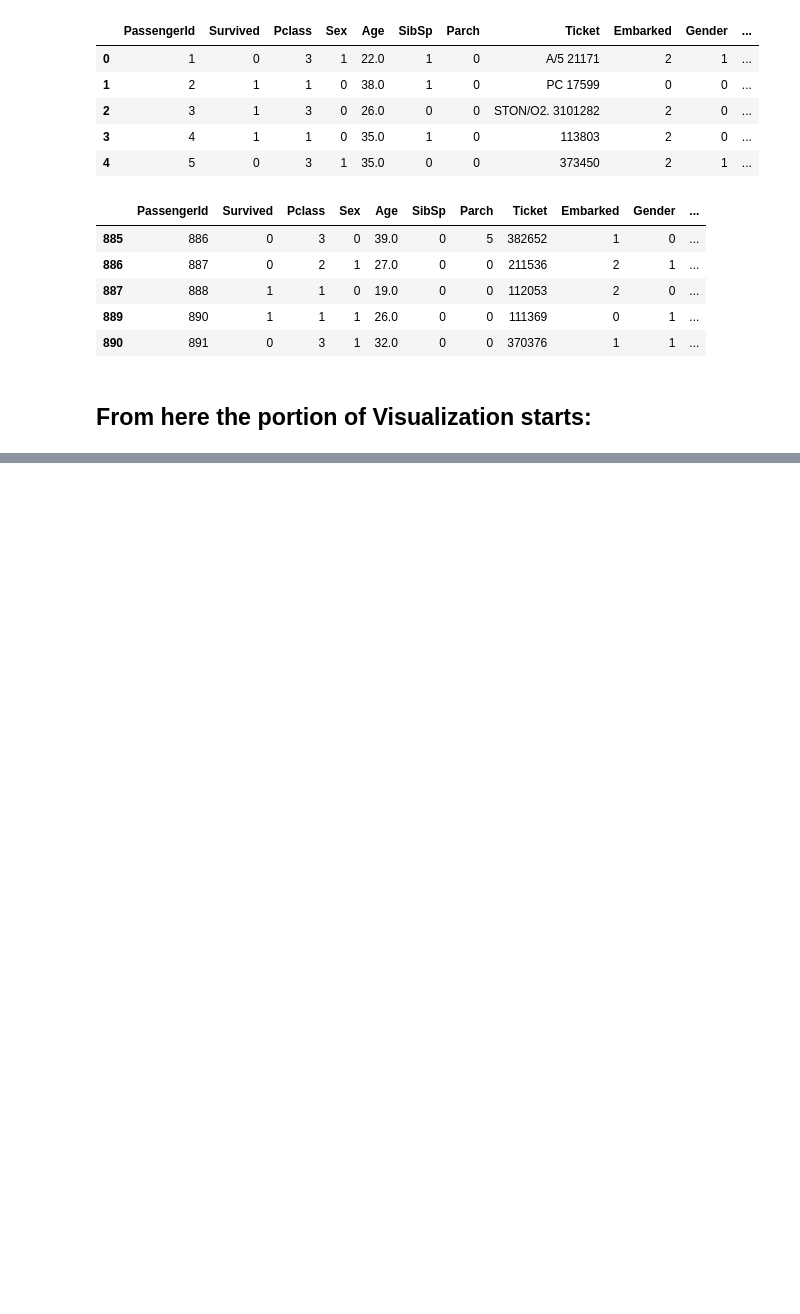
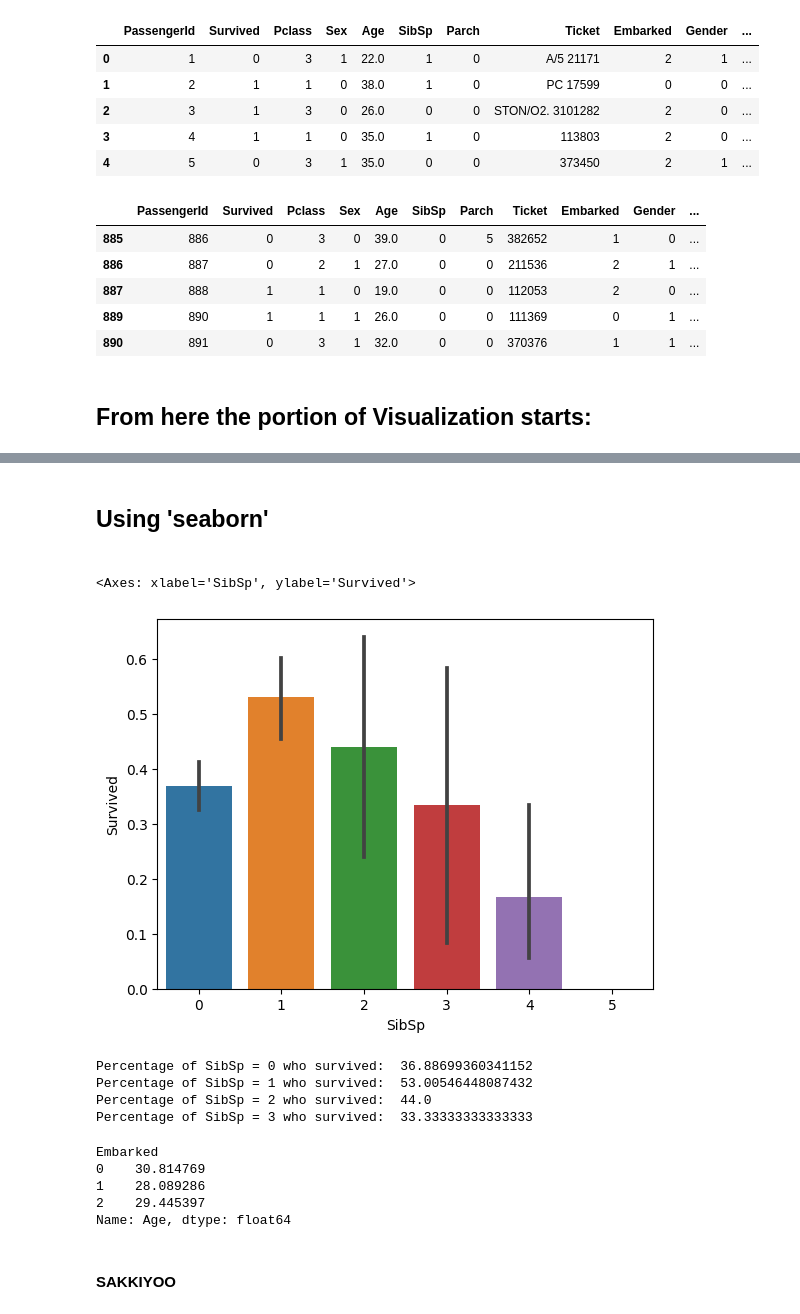
Before and after one commit to AnupDumre/DataScienceBootcamp, a Jupyter notebook: Visualization.ipynb, the cells around one changed output, grey strips where cells are left out. Cells and saved outputs as stored; diff of their text form; code cells hidden in the pictures; blank space fills up the shorter version.

```diff
--- a/Visualization.ipynb
+++ b/Visualization.ipynb
@@ -285,0 +361,34 @@ titanic.tail()
+# %% [markdown]
+#
+## Using 'seaborn'
+#
+# %%
+# draw a bar plot for SibSp vs Survival
+
+import seaborn as sns
+sns.barplot(x="SibSp", y="Survived", data=titanic)
+# %% [output]
+<Axes: xlabel='SibSp', ylabel='Survived'>
+[figure, added]
+# %%
+
+# I will be printing indicisual percent values for all of these
+print("Percentage of SibSp = 0 who survived: ", titanic["Survived"][titanic["SibSp"]==0].value_counts(normalize=True)[1]*100)
+print("Percentage of SibSp = 1 who survived: ", titanic["Survived"][titanic["SibSp"]==1].value_counts(normalize=True)[1]*100)
+print("Percentage of SibSp = 2 who survived: ", titanic["Survived"][titanic["SibSp"]==2].value_counts(normalize=True)[1]*100)
+print("Percentage of SibSp = 3 who survived: ", titanic["Survived"][titanic["SibSp"]==3].value_counts(normalize=True)[1]*100)
+# %% [output]
+Percentage of SibSp = 0 who survived:  36.88699360341152
+Percentage of SibSp = 1 who survived:  53.00546448087432
+Percentage of SibSp = 2 who survived:  44.0
+Percentage of SibSp = 3 who survived:  33.33333333333333
+# %%
+titanic.groupby('Embarked').Age.mean()
+# %% [output]
+Embarked
+0    30.814769
+1    28.089286
+2    29.445397
+Name: Age, dtype: float64
+# %% [markdown]
+#### SAKKIYOO
```
Also changed, not shown: parts of 9 cells of this notebook.
